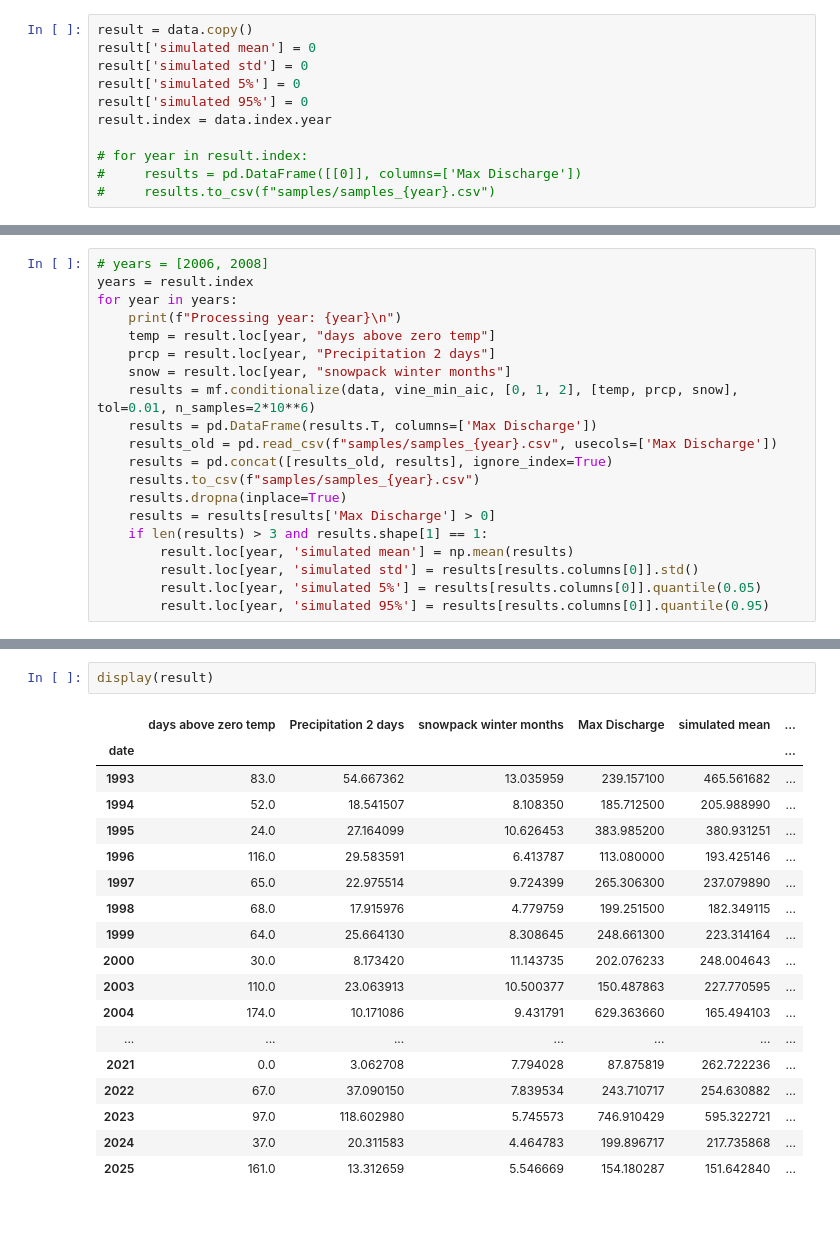
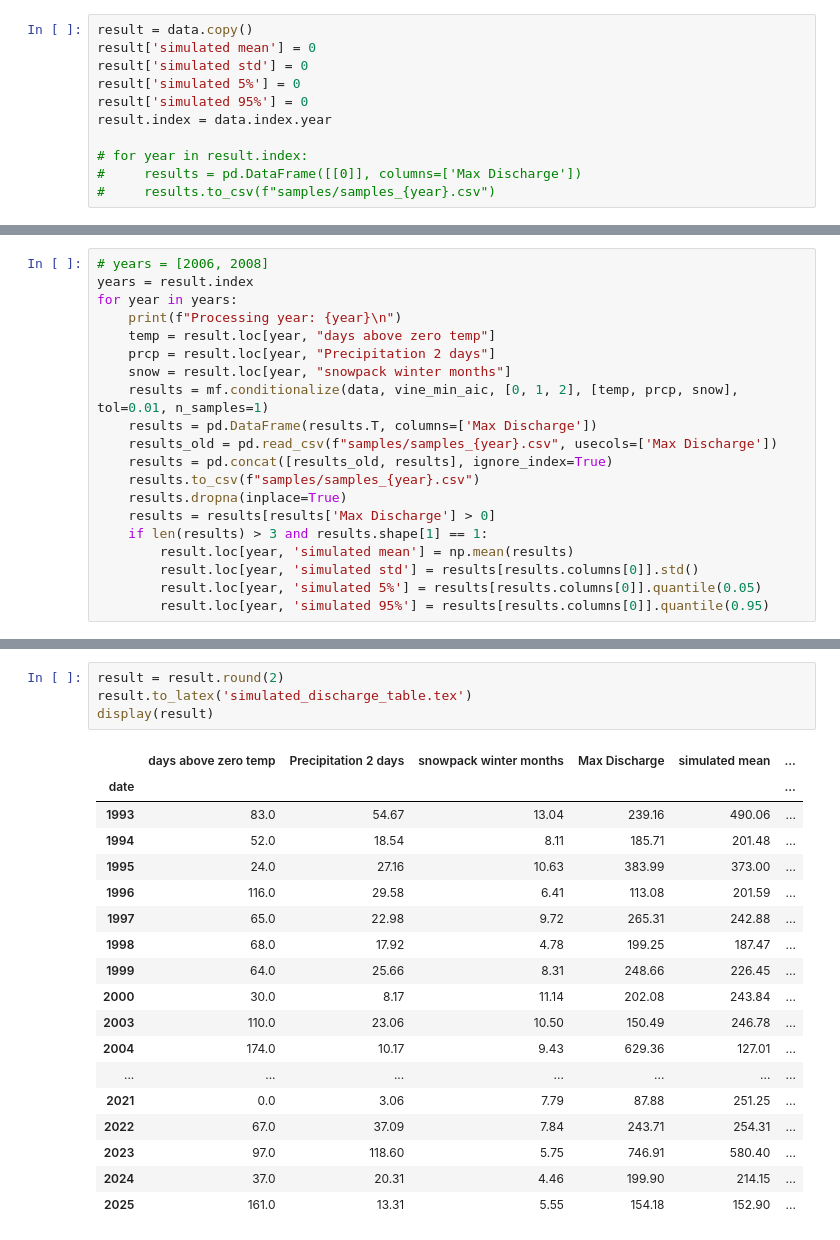
Before and after one commit to maxblw/CEGM2005_glommaproject, a Jupyter notebook: Model/correlations.ipynb, the cells around one changed output, grey strips where cells are left out. Cells and saved outputs as stored; diff of their text form.

```diff
--- a/Model/correlations.ipynb
+++ b/Model/correlations.ipynb
@@ -769,7 +806,7 @@ for year in years:
     temp = result.loc[year, "days above zero temp"]
     prcp = result.loc[year, "Precipitation 2 days"]
     snow = result.loc[year, "snowpack winter months"]
-    results = mf.conditionalize(data, vine_min_aic, [0, 1, 2], [temp, prcp, snow], tol=0.01, n_samples=2*10**6)
+    results = mf.conditionalize(data, vine_min_aic, [0, 1, 2], [temp, prcp, snow], tol=0.01, n_samples=1)
     results = pd.DataFrame(results.T, columns=['Max Discharge'])
     results_old = pd.read_csv(f"samples/samples_{year}.csv", usecols=['Max Discharge'])
     results = pd.concat([results_old, results], ignore_index=True)
@@ -802,24 +839,26 @@ Length samples after conditioning: 24
 # %%
+result = result.round(2)
+result.to_latex('simulated_discharge_table.tex')
 display(result)
 # %% [output]
 |  | days above zero temp | Precipitation 2 days | snowpack winter months | Max Discharge | simulated mean | ... |
 | date |  |  |  |  |  | ... |
-| 1993 | 83.0 | 54.667362 | 13.035959 | 239.157100 | 465.561682 | ... |
-| 1994 | 52.0 | 18.541507 | 8.108350 | 185.712500 | 205.988990 | ... |
-| 1995 | 24.0 | 27.164099 | 10.626453 | 383.985200 | 380.931251 | ... |
-| 1996 | 116.0 | 29.583591 | 6.413787 | 113.080000 | 193.425146 | ... |
-| 1997 | 65.0 | 22.975514 | 9.724399 | 265.306300 | 237.079890 | ... |
-| 1998 | 68.0 | 17.915976 | 4.779759 | 199.251500 | 182.349115 | ... |
-| 1999 | 64.0 | 25.664130 | 8.308645 | 248.661300 | 223.314164 | ... |
-| 2000 | 30.0 | 8.173420 | 11.143735 | 202.076233 | 248.004643 | ... |
-| 2003 | 110.0 | 23.063913 | 10.500377 | 150.487863 | 227.770595 | ... |
-| 2004 | 174.0 | 10.171086 | 9.431791 | 629.363660 | 165.494103 | ... |
+| 1993 | 83.0 | 54.67 | 13.04 | 239.16 | 490.06 | ... |
+| 1994 | 52.0 | 18.54 | 8.11 | 185.71 | 201.48 | ... |
+| 1995 | 24.0 | 27.16 | 10.63 | 383.99 | 373.00 | ... |
+| 1996 | 116.0 | 29.58 | 6.41 | 113.08 | 201.59 | ... |
+| 1997 | 65.0 | 22.98 | 9.72 | 265.31 | 242.88 | ... |
+| 1998 | 68.0 | 17.92 | 4.78 | 199.25 | 187.47 | ... |
+| 1999 | 64.0 | 25.66 | 8.31 | 248.66 | 226.45 | ... |
+| 2000 | 30.0 | 8.17 | 11.14 | 202.08 | 243.84 | ... |
+| 2003 | 110.0 | 23.06 | 10.50 | 150.49 | 246.78 | ... |
+| 2004 | 174.0 | 10.17 | 9.43 | 629.36 | 127.01 | ... |
 | ... | ... | ... | ... | ... | ... | ... |
-| 2021 | 0.0 | 3.062708 | 7.794028 | 87.875819 | 262.722236 | ... |
-| 2022 | 67.0 | 37.090150 | 7.839534 | 243.710717 | 254.630882 | ... |
-| 2023 | 97.0 | 118.602980 | 5.745573 | 746.910429 | 595.322721 | ... |
-| 2024 | 37.0 | 20.311583 | 4.464783 | 199.896717 | 217.735868 | ... |
-| 2025 | 161.0 | 13.312659 | 5.546669 | 154.180287 | 151.642840 | ... |
+| 2021 | 0.0 | 3.06 | 7.79 | 87.88 | 251.25 | ... |
+| 2022 | 67.0 | 37.09 | 7.84 | 243.71 | 254.31 | ... |
+| 2023 | 97.0 | 118.60 | 5.75 | 746.91 | 580.40 | ... |
+| 2024 | 37.0 | 20.31 | 4.46 | 199.90 | 214.15 | ... |
+| 2025 | 161.0 | 13.31 | 5.55 | 154.18 | 152.90 | ... |
 # %%
 fig, ax = plt.subplots(figsize=(15,5))
 ax.plot(result.index, result['Max Discharge'], ls='--', marker='s', label='Observed Max Discharge', markersize=5, color = 'blue', linewidth=1)
```
Also changed, not shown: parts of 15 cells of this notebook, 46 other files.
